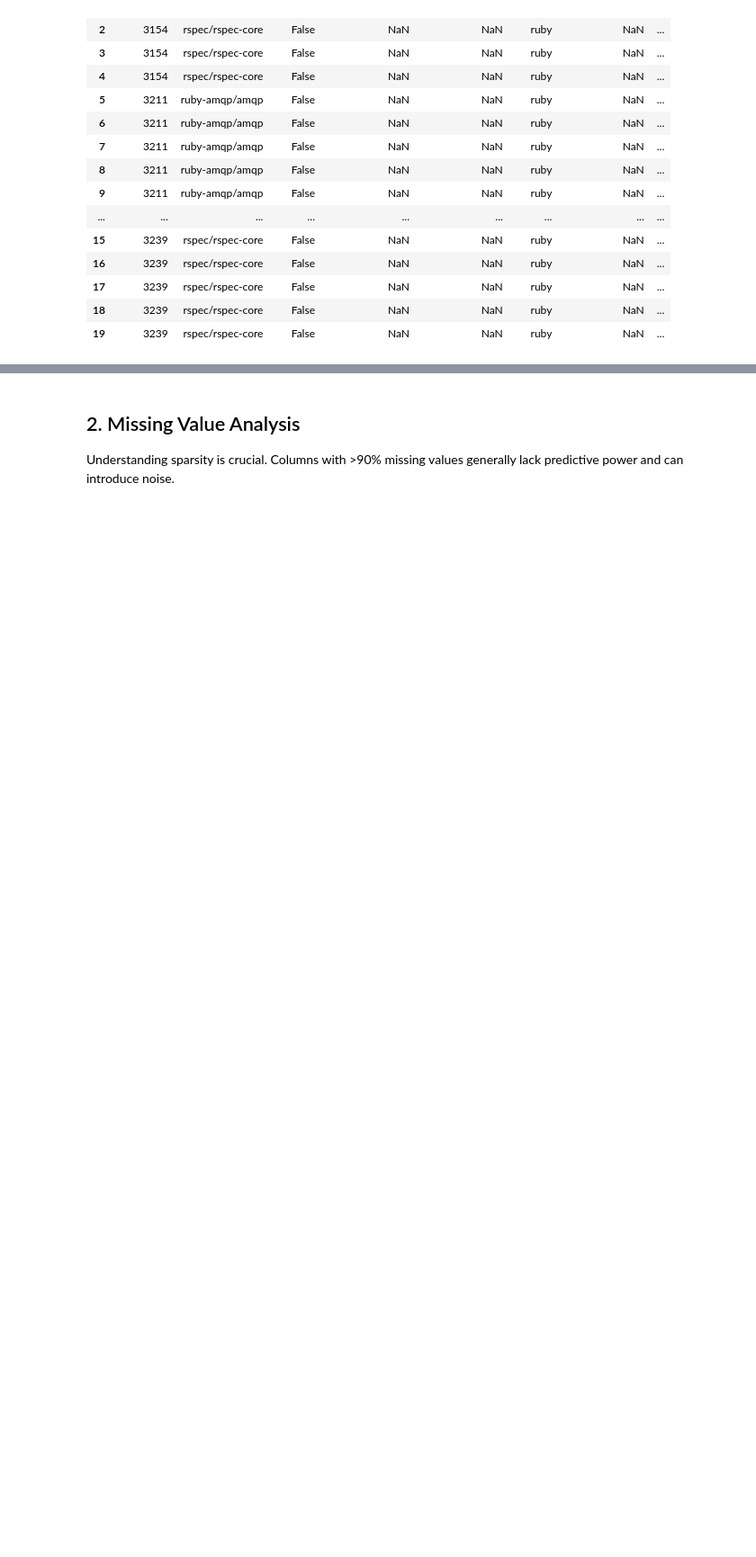
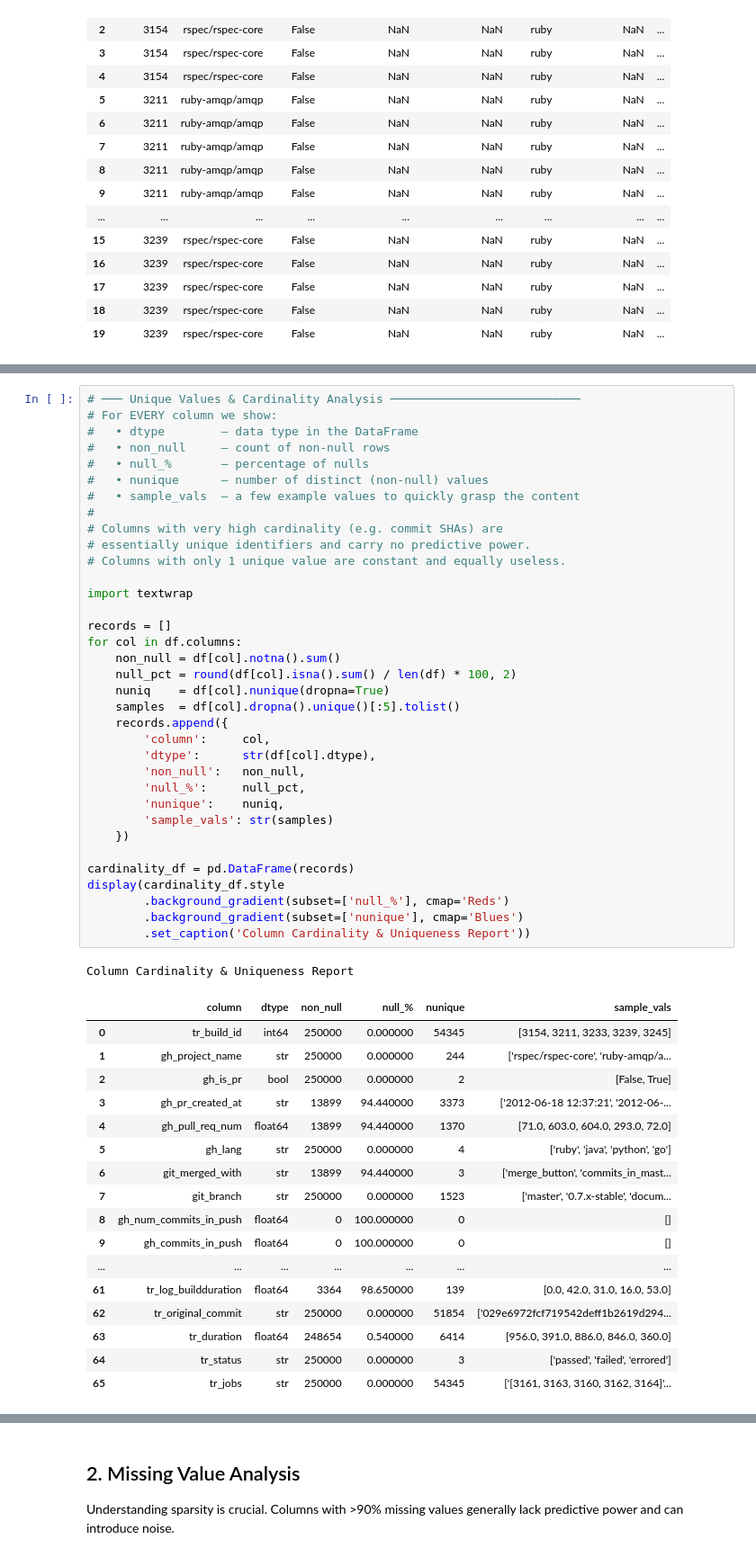
Before and after one commit to CodeLab66/CI-CD-Pipeline-Failure-Prediction, a Jupyter notebook: notebooks/01_Comprehensive_EDA.ipynb, the cells around one changed output, grey strips where cells are left out. Shown at 90% size. Cells and saved outputs as stored; diff of their text form; blank space fills up the shorter version.

```diff
--- a/notebooks/01_Comprehensive_EDA.ipynb
+++ b/notebooks/01_Comprehensive_EDA.ipynb
@@ -66,0 +169,54 @@ Columns: 66
+# %%
+# ─── Unique Values & Cardinality Analysis ───────────────────────────
+# For EVERY column we show:
+#   • dtype        – data type in the DataFrame
+#   • non_null     – count of non-null rows
+#   • null_%       – percentage of nulls
+#   • nunique      – number of distinct (non-null) values
+#   • sample_vals  – a few example values to quickly grasp the content
+#
+# Columns with very high cardinality (e.g. commit SHAs) are
+# essentially unique identifiers and carry no predictive power.
+# Columns with only 1 unique value are constant and equally useless.
+
+import textwrap
+
+records = []
+for col in df.columns:
+    non_null = df[col].notna().sum()
+    null_pct = round(df[col].isna().sum() / len(df) * 100, 2)
+    nuniq    = df[col].nunique(dropna=True)
+    samples  = df[col].dropna().unique()[:5].tolist()
+    records.append({
+        'column':     col,
+        'dtype':      str(df[col].dtype),
+        'non_null':   non_null,
+        'null_%':     null_pct,
+        'nunique':    nuniq,
+        'sample_vals': str(samples)
+    })
+
+cardinality_df = pd.DataFrame(records)
+display(cardinality_df.style
+        .background_gradient(subset=['null_%'], cmap='Reds')
+        .background_gradient(subset=['nunique'], cmap='Blues')
+        .set_caption('Column Cardinality & Uniqueness Report'))
+# %% [output]
+Column Cardinality & Uniqueness Report
+|  | column | dtype | non_null | null_% | nunique | sample_vals |
+| 0 | tr_build_id | int64 | 250000 | 0.000000 | 54345 | [3154, 3211, 3233, 3239, 3245] |
+| 1 | gh_project_name | str | 250000 | 0.000000 | 244 | ['rspec/rspec-core', 'ruby-amqp/a... |
+| 2 | gh_is_pr | bool | 250000 | 0.000000 | 2 | [False, True] |
+| 3 | gh_pr_created_at | str | 13899 | 94.440000 | 3373 | ['2012-06-18 12:37:21', '2012-06-... |
+| 4 | gh_pull_req_num | float64 | 13899 | 94.440000 | 1370 | [71.0, 603.0, 604.0, 293.0, 72.0] |
+| 5 | gh_lang | str | 250000 | 0.000000 | 4 | ['ruby', 'java', 'python', 'go'] |
+| 6 | git_merged_with | str | 13899 | 94.440000 | 3 | ['merge_button', 'commits_in_mast... |
+| 7 | git_branch | str | 250000 | 0.000000 | 1523 | ['master', '0.7.x-stable', 'docum... |
+| 8 | gh_num_commits_in_push | float64 | 0 | 100.000000 | 0 | [] |
+| 9 | gh_commits_in_push | float64 | 0 | 100.000000 | 0 | [] |
+| ... | ... | ... | ... | ... | ... | ... |
+| 61 | tr_log_buildduration | float64 | 3364 | 98.650000 | 139 | [0.0, 42.0, 31.0, 16.0, 53.0] |
+| 62 | tr_original_commit | str | 250000 | 0.000000 | 51854 | ['029e6972fcf719542deff1b2619d294... |
+| 63 | tr_duration | float64 | 248654 | 0.540000 | 6414 | [956.0, 391.0, 886.0, 846.0, 360.0] |
+| 64 | tr_status | str | 250000 | 0.000000 | 3 | ['passed', 'failed', 'errored'] |
+| 65 | tr_jobs | str | 250000 | 0.000000 | 54345 | ['[3161, 3163, 3160, 3162, 3164]'... |
```
Also changed, not shown: parts of 5 cells of this notebook.
